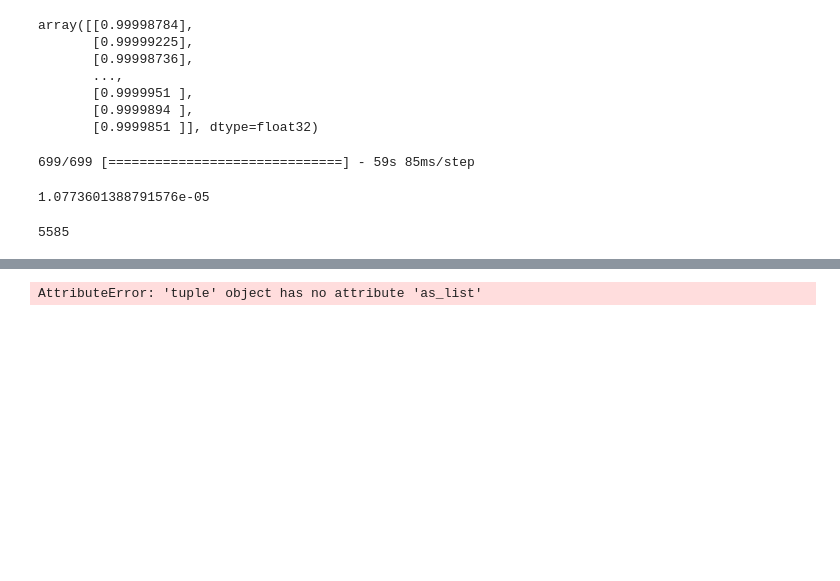
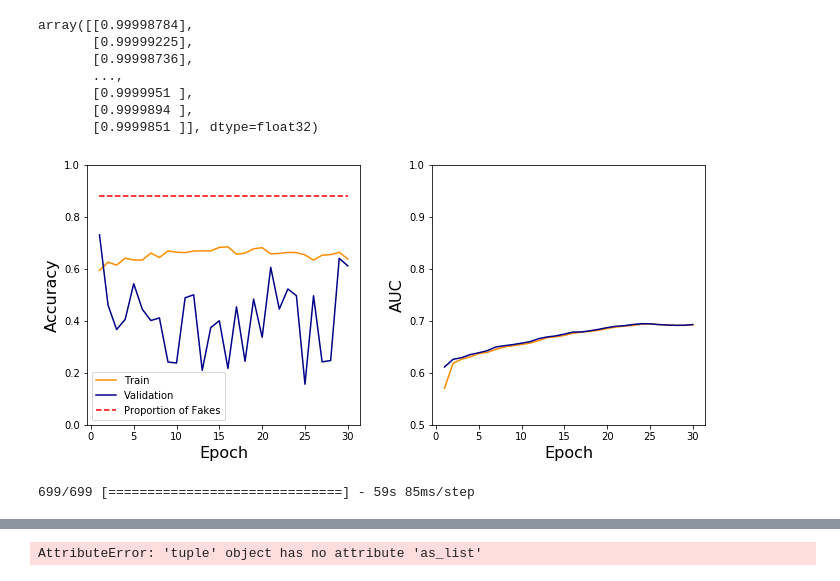
Before and after one commit to sdlee94/DeepFake-Detection-Using-Neural-Networks, a Jupyter notebook: ImageNet Models.ipynb, the cells around one changed output, grey strips where cells are left out. Saved outputs shown, nothing was run; the diff lists cells and outputs as text; code cells hidden in the pictures; blank space fills up the shorter version.

```diff
--- a/ImageNet Models.ipynb
+++ b/ImageNet Models.ipynb
@@ -252,6 +297,7 @@ model.compile(loss='binary_crossentropy', optimizer=opt, metrics=['accuracy'])
-# %%
-TOTAL_FILES = metadata_train.shape[0]
-
-steps_per_epoch = np.ceil(TOTAL_FILES/BATCH_SIZE)
-train_generator = batch_generator('train.csv', BATCH_SIZE, steps_per_epoch, subset='train')
-validation_generator = batch_generator('validation.csv', BATCH_SIZE, steps_per_epoch, subset='validation')
+# %%
+vgg_model = build_imagenet_model(vgg)
+
+for layer in vgg_model.layers[:len(vgg.layers)]:
+    layer.trainable = False
+# %%
+vgg_model.compile(loss='binary_crossentropy', optimizer=opt, metrics=['binary_accuracy', auc])
@@ -258,4 +306,8 @@ validation_generator = batch_generator('validation.csv', BATCH_SIZE, steps_per_e
 # %%
-model.fit_generator(train_generator, epochs=EPOCHS, steps_per_epoch=steps_per_epoch, \
-                    verbose=1, shuffle=True, validation_data=validation_generator, validation_steps=steps_per_epoch)
+vgg_history = vgg_model.fit_generator(
+    train_generator, epochs=EPOCHS, steps_per_epoch=steps_train,
+    verbose=1, shuffle=True,
+    validation_data=validation_generator,
+    validation_steps=steps_validation,
+    class_weight=class_weight)
 # %% [output]
@@ -291,11 +339,11 @@ array([[0.99998784],
        [0.9999951 ],
        [0.9999894 ],
        [0.9999851 ]], dtype=float32)
+# %%
+plot_metrics(vgg_model)
+# %% [output]
+[figure, added]
 # %%
 loss, acc = model.evaluate_generator(validation_generator, steps=steps_per_epoch, verbose=1)
 # %% [output]
 699/699 [==============================] - 59s 85ms/step
-# %%
-loss
-# %% [output]
-1.0773601388791576e-05
@@ -304,4 +349,0 @@ model.save("models/vgg16.h5")
-# %%
-metadata_train.shape[0]
-# %% [output]
-5585
```
Also changed, not shown: parts of 74 cells of this notebook, 1 other file.
